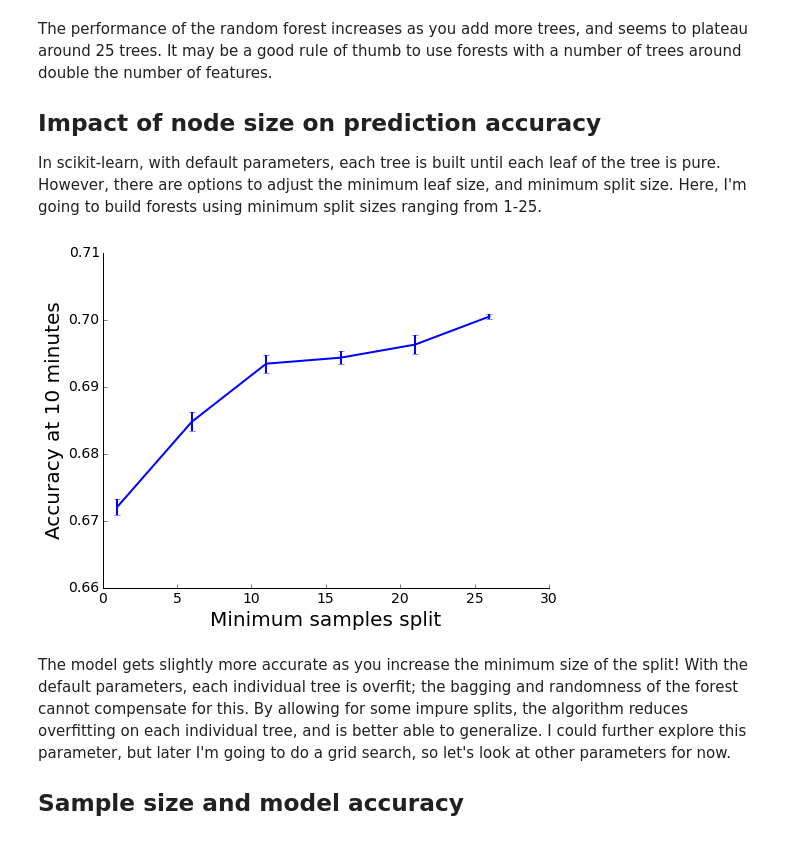
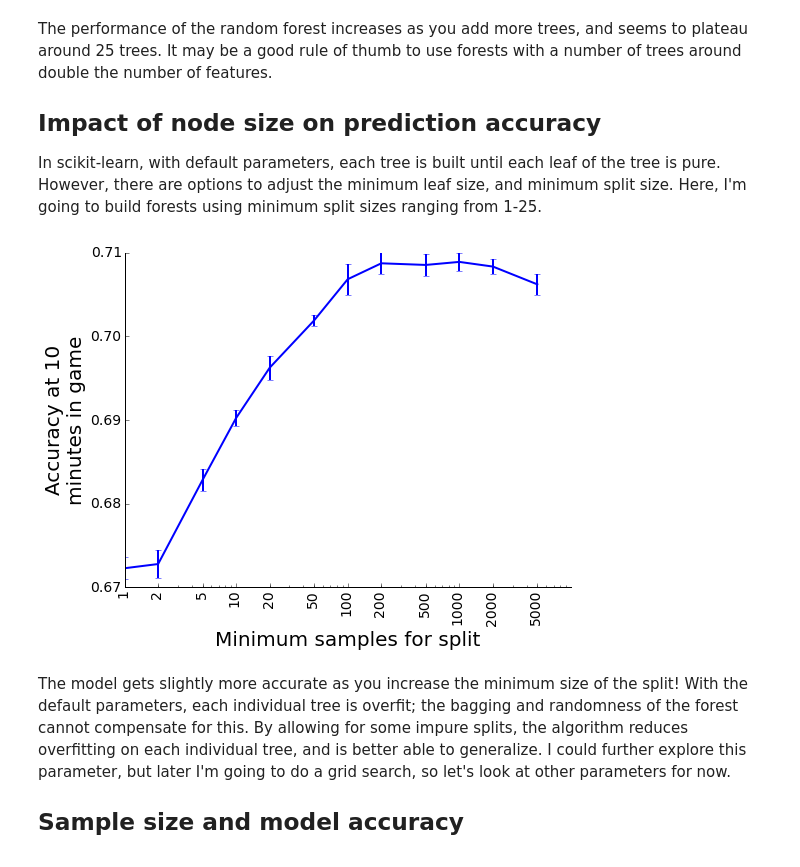
Before and after one commit to map222/lolML, a Jupyter notebook: notebooks/published/Exploring ML - RF hyperparameters using LoL.ipynb, the cells around one changed output. Cells and saved outputs as stored; diff of their text form; code cells hidden in the pictures.

```diff
--- a/notebooks/published/Exploring ML - RF hyperparameters using LoL.ipynb
+++ b/notebooks/published/Exploring ML - RF hyperparameters using LoL.ipynb
@@ -120,17 +122,22 @@ def score_by_min_split(cur_min_split, cur_df):
     return cross_validation.cross_val_score(split_forest, cur_df[important_col],
                                             cur_df['winner'], cv=5, n_jobs = -1)
 
-min_samples_array = list(range(1, 27, 5))
+min_samples_array = [1, 2, 5, 10, 20, 50, 100, 200, 500, 1000, 2000, 5000]
+#min_samples_array = list(range(1, 101, ))
 min_split_scores = list(map(lambda x: score_by_min_split(x, na_timelines_df[1]), min_samples_array))
 # %%
 fig, ax = plt.subplots(1, figsize = [8, 6])
 plt.errorbar(min_samples_array, np.mean(min_split_scores, 1), np.std(min_split_scores, 1) / np.sqrt(5))
 lol_plt.prettify_axes(plt.gca())
-plt.ylabel('Accuracy at 10 minutes')
-plt.xlabel('Minimum samples split')
-plt.ylim([0.66, 0.71]);
+plt.ylabel('Accuracy at 10\nminutes in game')
+plt.xlabel('Minimum samples for split')
+ax.set_xscale('log')
+plt.xticks(min_samples_array, rotation='vertical')
+ax.get_xaxis().set_major_formatter(matplotlib.ticker.ScalarFormatter())
+plt.ylim([0.67, 0.71]);
+plt.yticks(np.arange(0.67, 0.72, 0.01));
 # %% [output]
-[figure, old version]
+[figure, new version]
 # %% [markdown]
 The model gets slightly more accurate as you increase the minimum size of the split! With the default  parameters, each individual tree is overfit; the bagging and randomness of the forest cannot compensate for this. By allowing for some impure splits, the algorithm reduces overfitting on each individual tree, and is better able to generalize.  I could further explore this parameter, but later I'm going to do a grid search, so let's look at other parameters for now.
 
```
Also changed, not shown: parts of 5 cells of this notebook.
